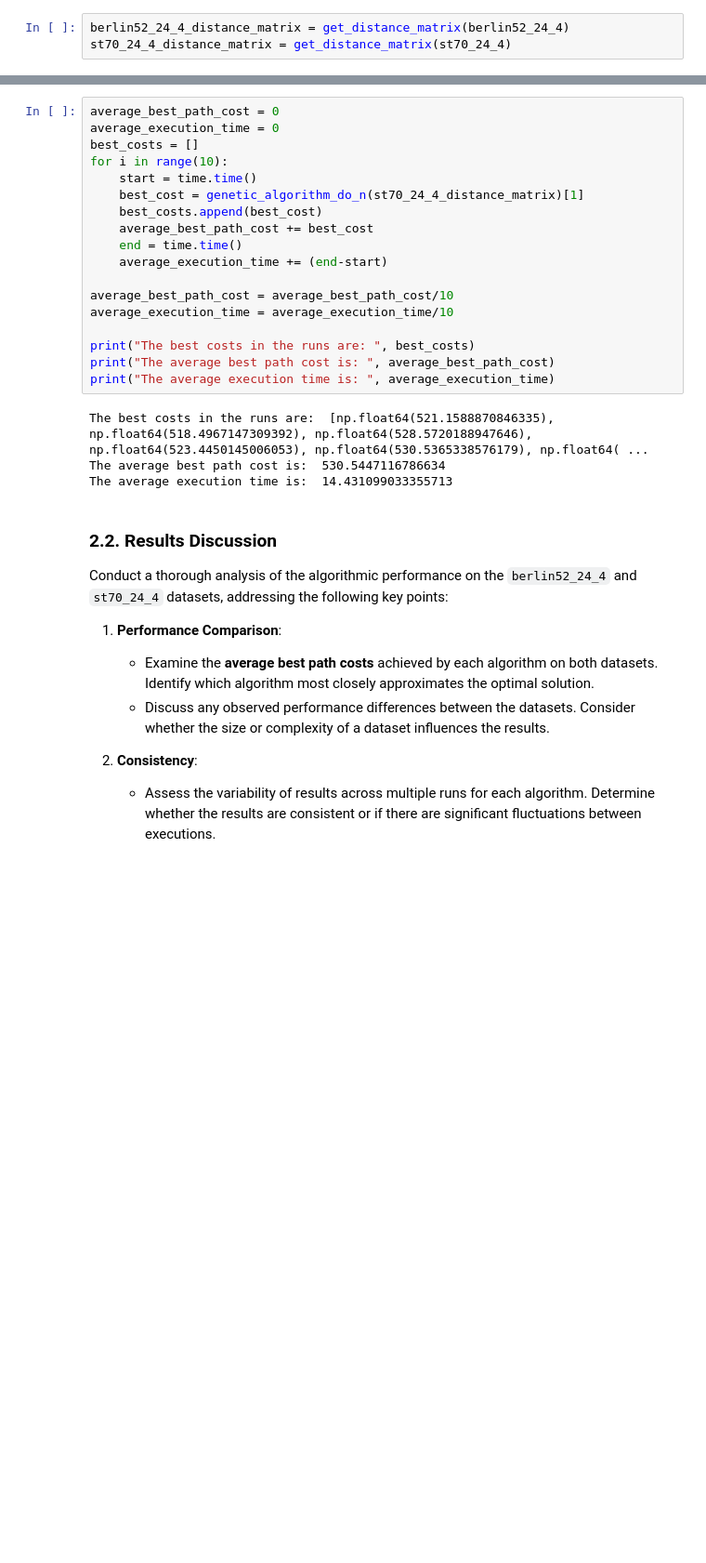
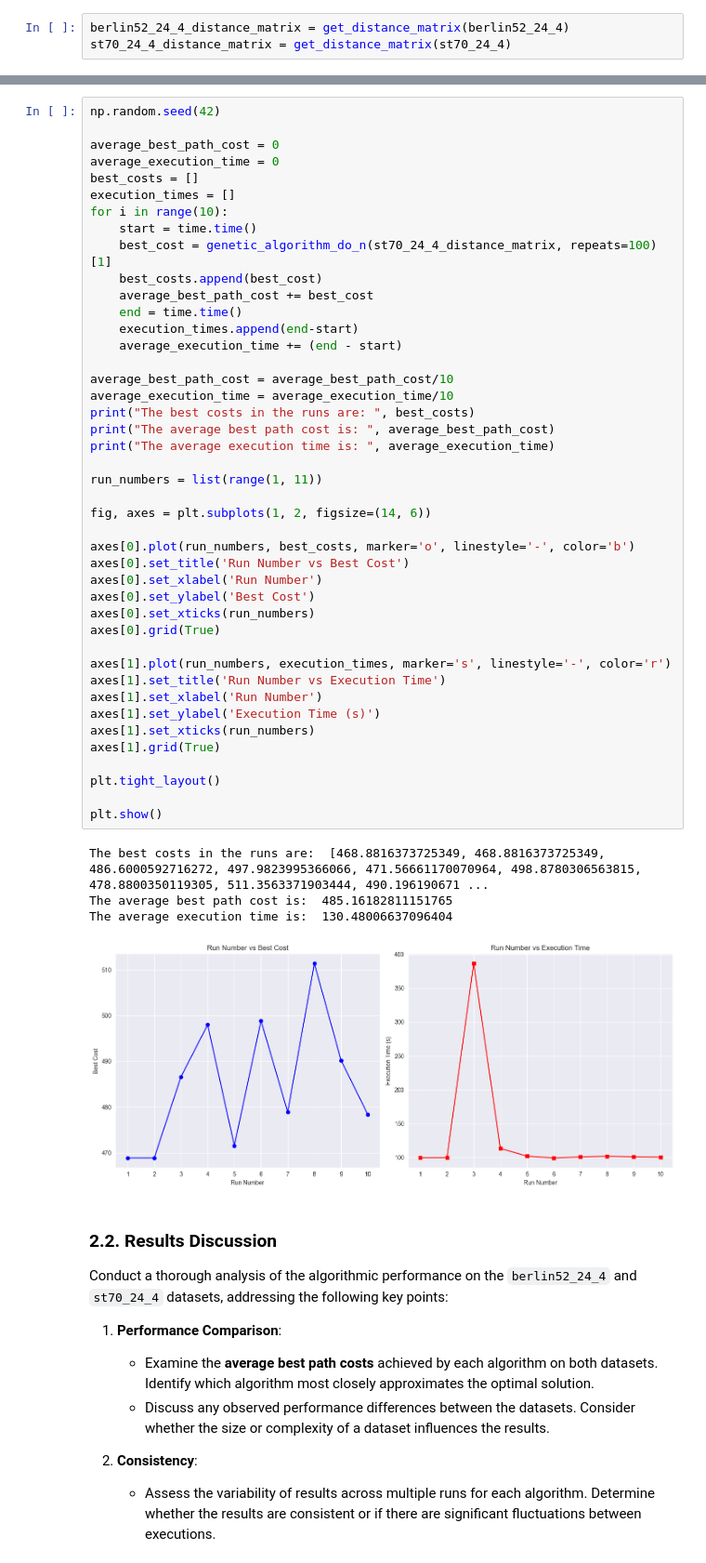
Before and after one commit to JoeZhang1000/CSI4106-Assignment-4, a Jupyter notebook: Joe_Zhang_Christian_Paravalos_CSI4106_Assignment_4_300245795_300231900.ipynb, the cells around one changed output, grey strips where cells are left out. Shown at 93% size. Saved outputs shown, nothing was run; the diff lists cells and outputs as text; blank space fills up the shorter version.

```diff
--- a/Joe_Zhang_Christian_Paravalos_CSI4106_Assignment_4_300245795_300231900.ipynb
+++ b/Joe_Zhang_Christian_Paravalos_CSI4106_Assignment_4_300245795_300231900.ipynb
@@ -1352,25 +1448,51 @@ KeyboardInterrupt:
 # %%
+np.random.seed(42)
+
 average_best_path_cost = 0
 average_execution_time = 0
 best_costs = []
+execution_times = []
 for i in range(10):
     start = time.time()
-    best_cost = genetic_algorithm_do_n(st70_24_4_distance_matrix)[1]
+    best_cost = genetic_algorithm_do_n(st70_24_4_distance_matrix, repeats=100)[1]
     best_costs.append(best_cost)
     average_best_path_cost += best_cost
     end = time.time()
-    average_execution_time += (end-start)
+    execution_times.append(end-start)
+    average_execution_time += (end - start)
 
 average_best_path_cost = average_best_path_cost/10
 average_execution_time = average_execution_time/10
-
 print("The best costs in the runs are: ", best_costs)
 print("The average best path cost is: ", average_best_path_cost)
 print("The average execution time is: ", average_execution_time)
+
+run_numbers = list(range(1, 11))
+
+fig, axes = plt.subplots(1, 2, figsize=(14, 6))
+
+axes[0].plot(run_numbers, best_costs, marker='o', linestyle='-', color='b')
+axes[0].set_title('Run Number vs Best Cost')
+axes[0].set_xlabel('Run Number')
+axes[0].set_ylabel('Best Cost')
+axes[0].set_xticks(run_numbers)
+axes[0].grid(True)
+
+axes[1].plot(run_numbers, execution_times, marker='s', linestyle='-', color='r')
+axes[1].set_title('Run Number vs Execution Time')
+axes[1].set_xlabel('Run Number')
+axes[1].set_ylabel('Execution Time (s)')
+axes[1].set_xticks(run_numbers)
+axes[1].grid(True)
+
+plt.tight_layout()
+
+plt.show()
 # %% [output]
-The best costs in the runs are:  [np.float64(521.1588870846335), np.float64(518.4967147309392), np.float64(528.5720188947646), np.float64(523.4450145006053), np.float64(530.5365338576179), np.float64( ...
-The average best path cost is:  530.5447116786634
-The average execution time is:  14.431099033355713
+The best costs in the runs are:  [468.8816373725349, 468.8816373725349, 486.6000592716272, 497.9823995366066, 471.56661170070964, 498.8780306563815, 478.8800350119305, 511.3563371903444, 490.196190671 ...
+The average best path cost is:  485.16182811151765
+The average execution time is:  130.48006637096404
+[figure, added]
 # %% [markdown]
 ### 2.2. Results Discussion
 
```
Also changed, not shown: parts of 17 cells of this notebook.
